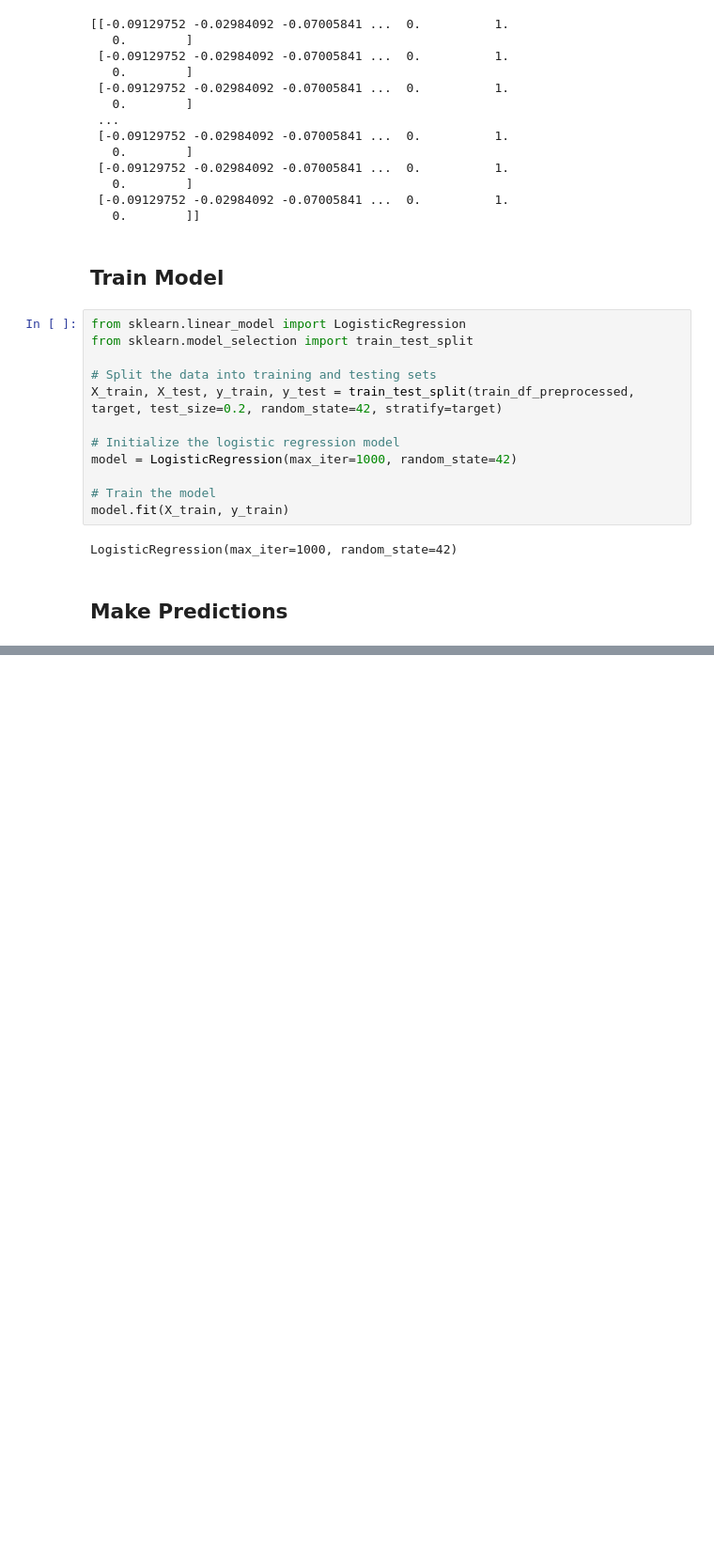
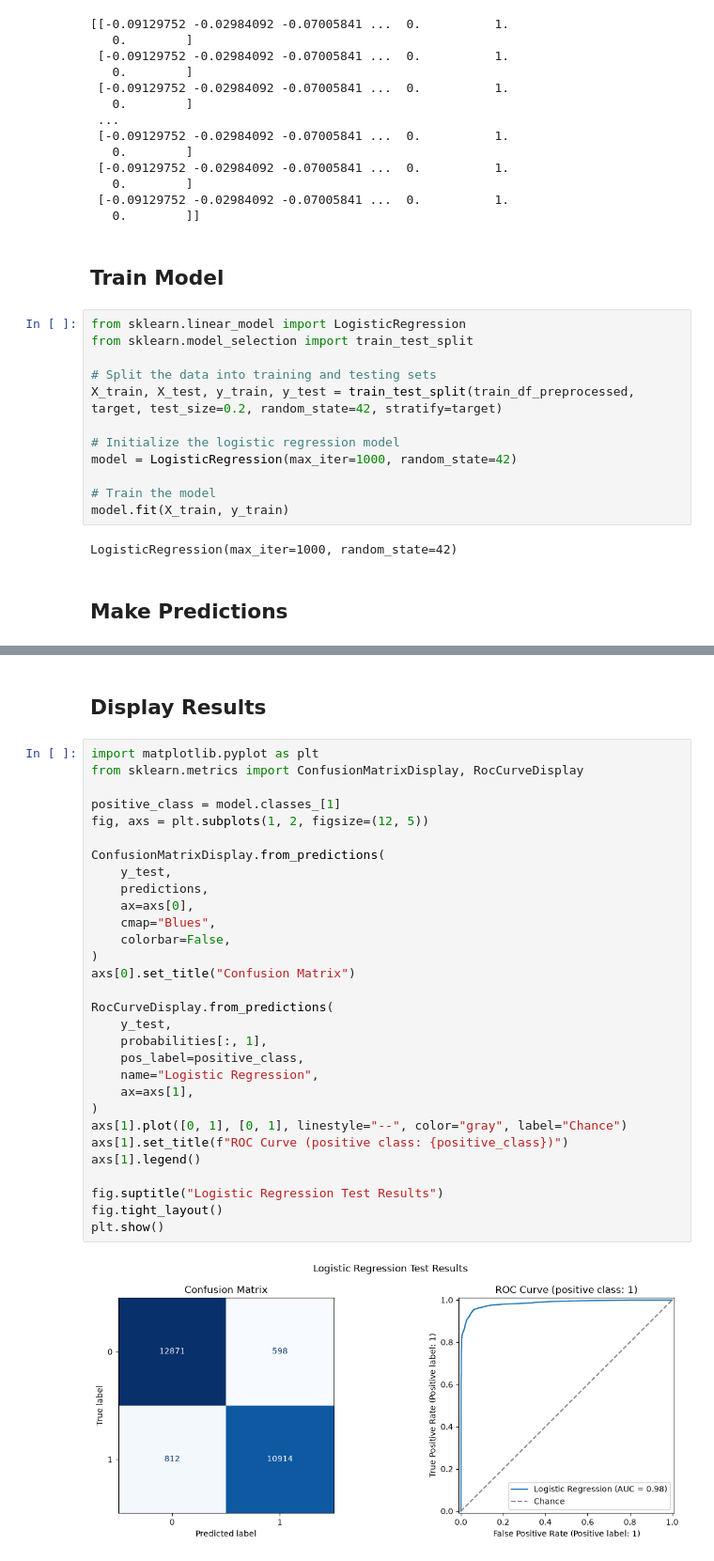
Before and after one commit to Rissa-2/Risk-Engine, a Jupyter notebook: src/models/logistic_regression.ipynb, the cells around one changed output, grey strips where cells are left out. Shown at 94% size. Cells and saved outputs as stored; diff of their text form; blank space fills up the shorter version.

Commit message:
Displayed the results

```diff
--- a/src/models/logistic_regression.ipynb
+++ b/src/models/logistic_regression.ipynb
@@ -90,3 +92,37 @@ print(probabilities)
  [0.64964578 0.35035422]
  [0.03009061 0.96990939]
  [0.30124569 0.69875431]]
+# %% [markdown]
+## Display Results
+# %%
+import matplotlib.pyplot as plt
+from sklearn.metrics import ConfusionMatrixDisplay, RocCurveDisplay
+
+positive_class = model.classes_[1]
+fig, axs = plt.subplots(1, 2, figsize=(12, 5))
+
+ConfusionMatrixDisplay.from_predictions(
+    y_test,
+    predictions,
+    ax=axs[0],
+    cmap="Blues",
+    colorbar=False,
+)
+axs[0].set_title("Confusion Matrix")
+
+RocCurveDisplay.from_predictions(
+    y_test,
+    probabilities[:, 1],
+    pos_label=positive_class,
+    name="Logistic Regression",
+    ax=axs[1],
+)
+axs[1].plot([0, 1], [0, 1], linestyle="--", color="gray", label="Chance")
+axs[1].set_title(f"ROC Curve (positive class: {positive_class})")
+axs[1].legend()
+
+fig.suptitle("Logistic Regression Test Results")
+fig.tight_layout()
+plt.show()
+# %% [output]
+[figure, added]
```
Also changed, not shown: parts of 1 cell of this notebook, 1 other file.
